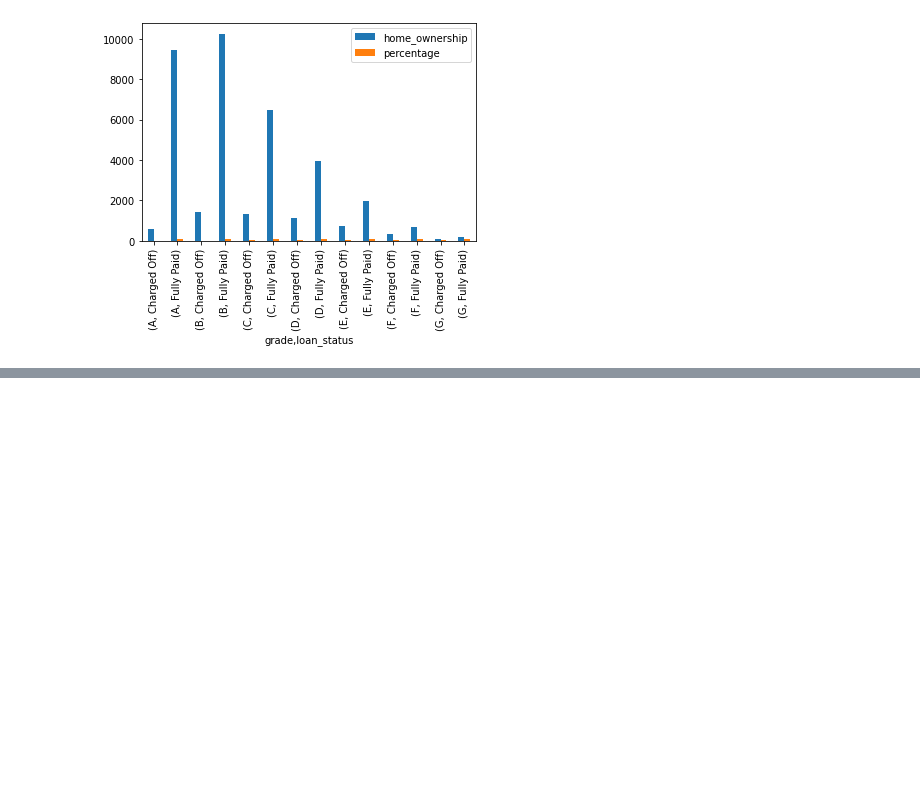
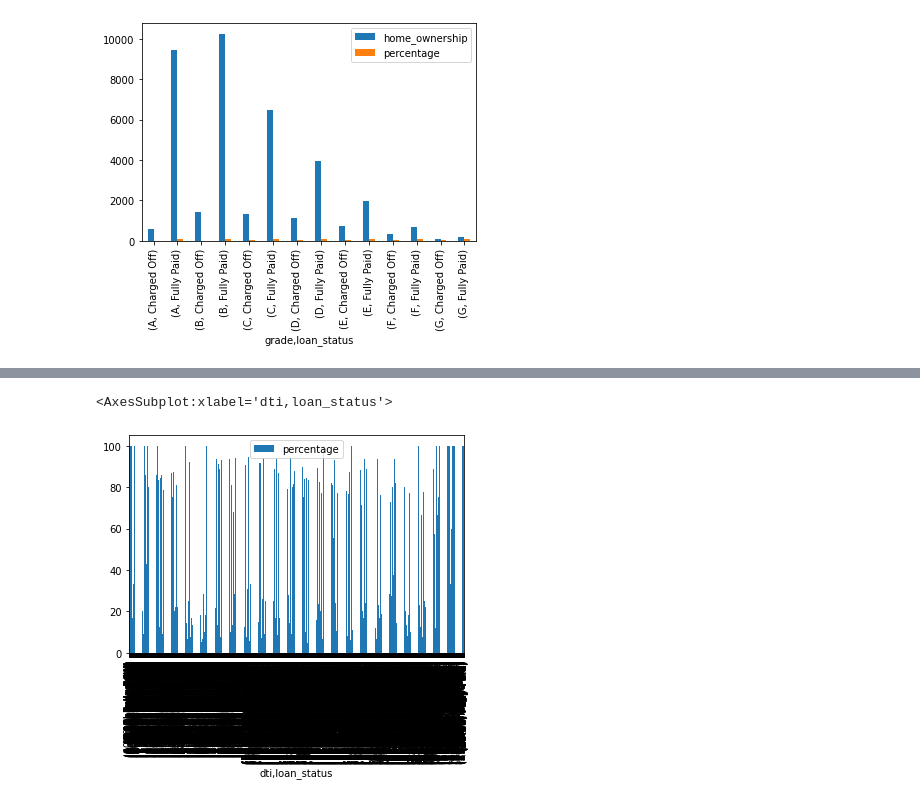
Before and after one commit to anandkeshri07/LendingClubCaseStudy, a Jupyter notebook: Anand_Kumar_Keshri.ipynb, the cells around one changed output, grey strips where cells are left out. Cells and saved outputs as stored; diff of their text form; code cells hidden in the pictures; blank space fills up the shorter version.

```diff
--- a/Anand_Kumar_Keshri.ipynb
+++ b/Anand_Kumar_Keshri.ipynb
@@ -310,0 +346,18 @@ WY         Charged Off               4    5.000000
+# %%
+#Analysis dti ratio
+
+pivot_dti = loans.pivot_table(index =['dti','loan_status'],
+                       values =['home_ownership'], aggfunc ='count')
+
+
+pivot_dti['percentage'] = (pivot_dti.home_ownership / pivot_dti.groupby(level=0).home_ownership.transform(sum) * 100)
+#pivot_dti = pivot_dti.filter(items = ['loan_status'], axis=0)
+#pivot_dti = pivot_dti.loc[:'Charged Off']
+
+#print(pivot_dti.loc[:"Charged Off"])
+pivot_dti.plot.bar(y='percentage')
+
+#Conclusion -
+# %% [output]
+<AxesSubplot:xlabel='dti,loan_status'>
+[figure, added]
```
Also changed, not shown: parts of 7 cells of this notebook.
